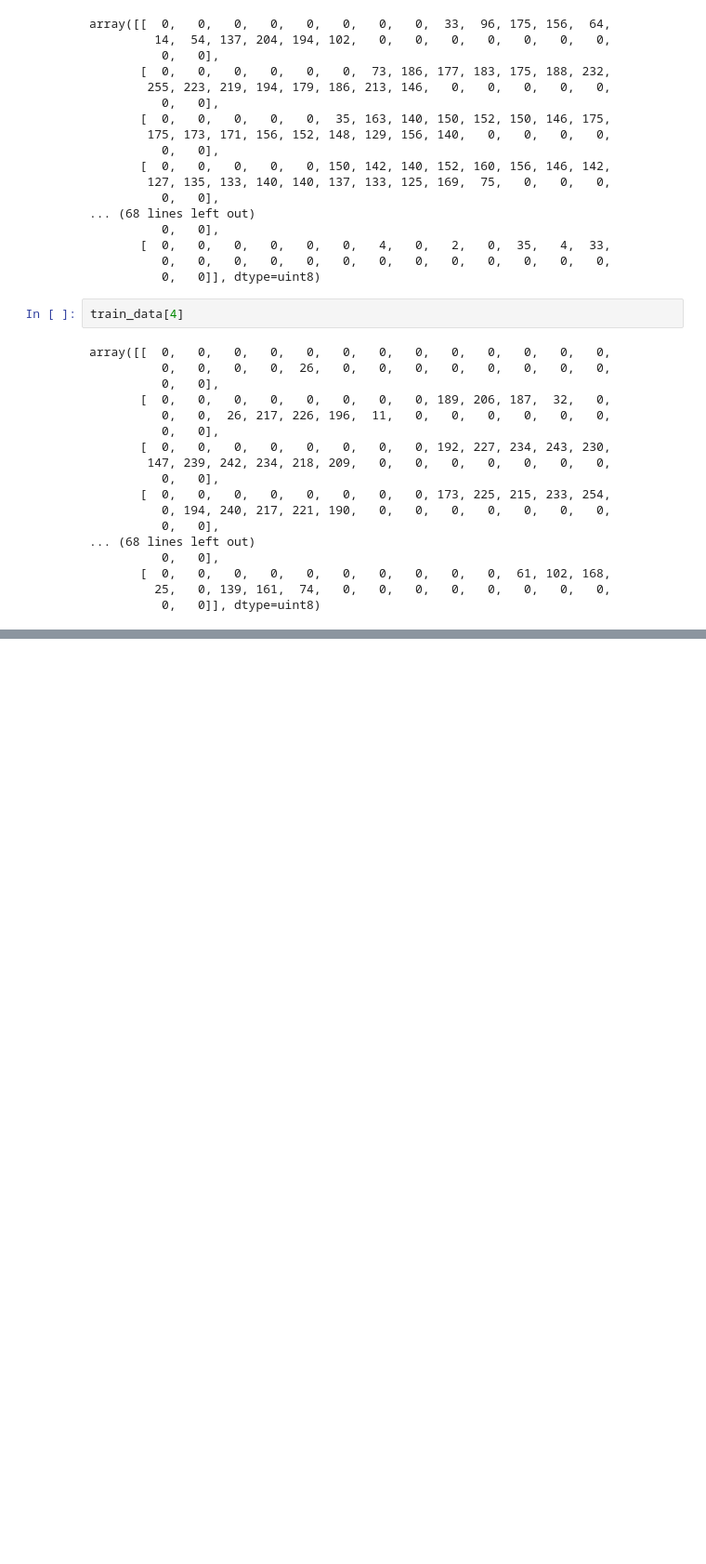
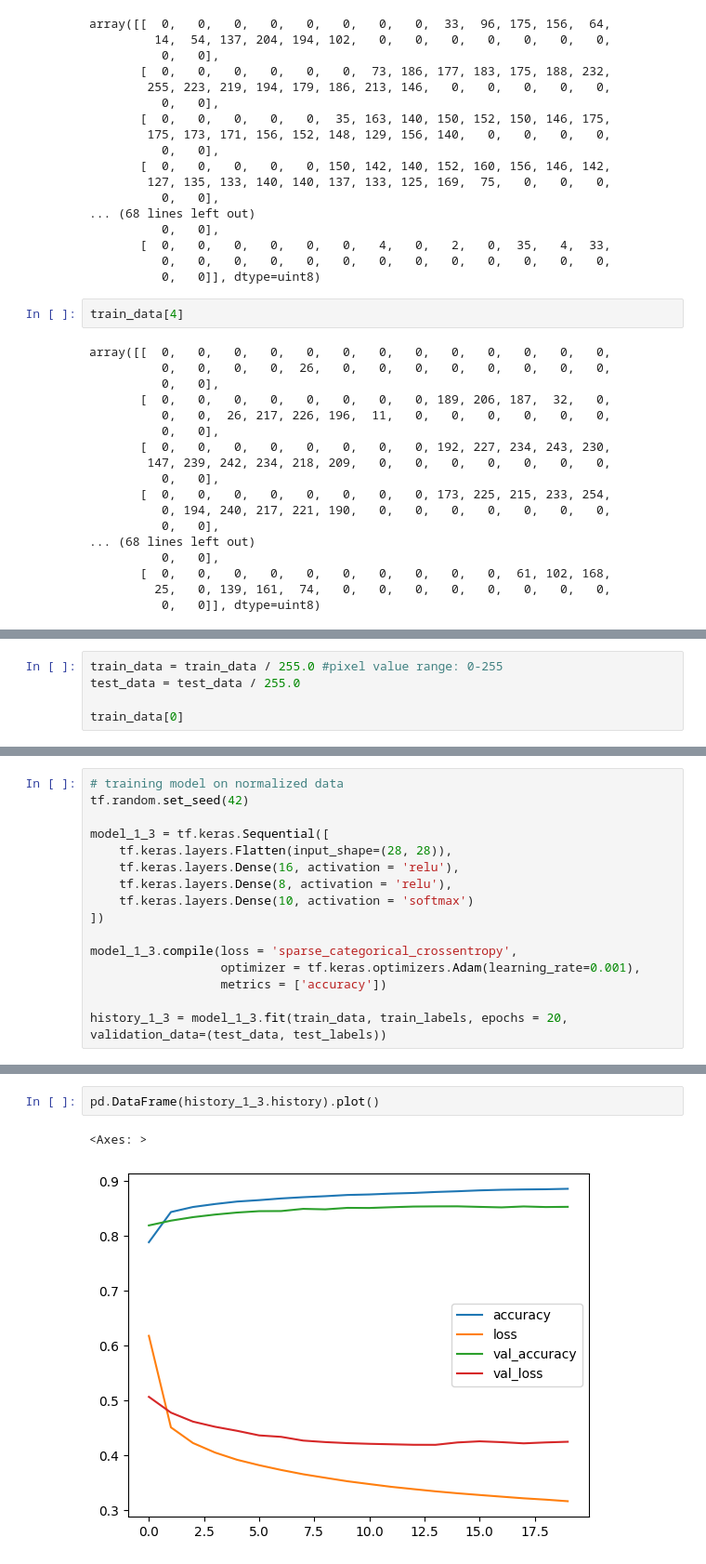
Before and after one commit to divyalaldinani/Deep-Learning-in-TensorFlow, a Jupyter notebook: 03_classification_using_NN_in_tensorflow.ipynb, the cells around one changed output, grey strips where cells are left out. Shown at 93% size. Cells and saved outputs as stored; diff of their text form; blank space fills up the shorter version.

```diff
--- a/03_classification_using_NN_in_tensorflow.ipynb
+++ b/03_classification_using_NN_in_tensorflow.ipynb
@@ -1022,0 +987,5 @@ plt.show()
+# %%
+train_data = train_data / 255.0 #pixel value range: 0-255
+test_data = test_data / 255.0
+
+train_data[0]
@@ -1022,0 +1010,16 @@ plt.show()
+# %%
+# training model on normalized data
+tf.random.set_seed(42)
+
+model_1_3 = tf.keras.Sequential([
+    tf.keras.layers.Flatten(input_shape=(28, 28)),
+    tf.keras.layers.Dense(16, activation = 'relu'),
+    tf.keras.layers.Dense(8, activation = 'relu'),
+    tf.keras.layers.Dense(10, activation = 'softmax')
+])
+
+model_1_3.compile(loss = 'sparse_categorical_crossentropy',
+                  optimizer = tf.keras.optimizers.Adam(learning_rate=0.001),
+                  metrics = ['accuracy'])
+
+history_1_3 = model_1_3.fit(train_data, train_labels, epochs = 20, validation_data=(test_data, test_labels))
@@ -1022,0 +1044,5 @@ plt.show()
+# %%
+pd.DataFrame(history_1_3.history).plot()
+# %% [output]
+<Axes: >
+[figure, added]
```
Also changed, not shown: parts of 9 cells of this notebook.
